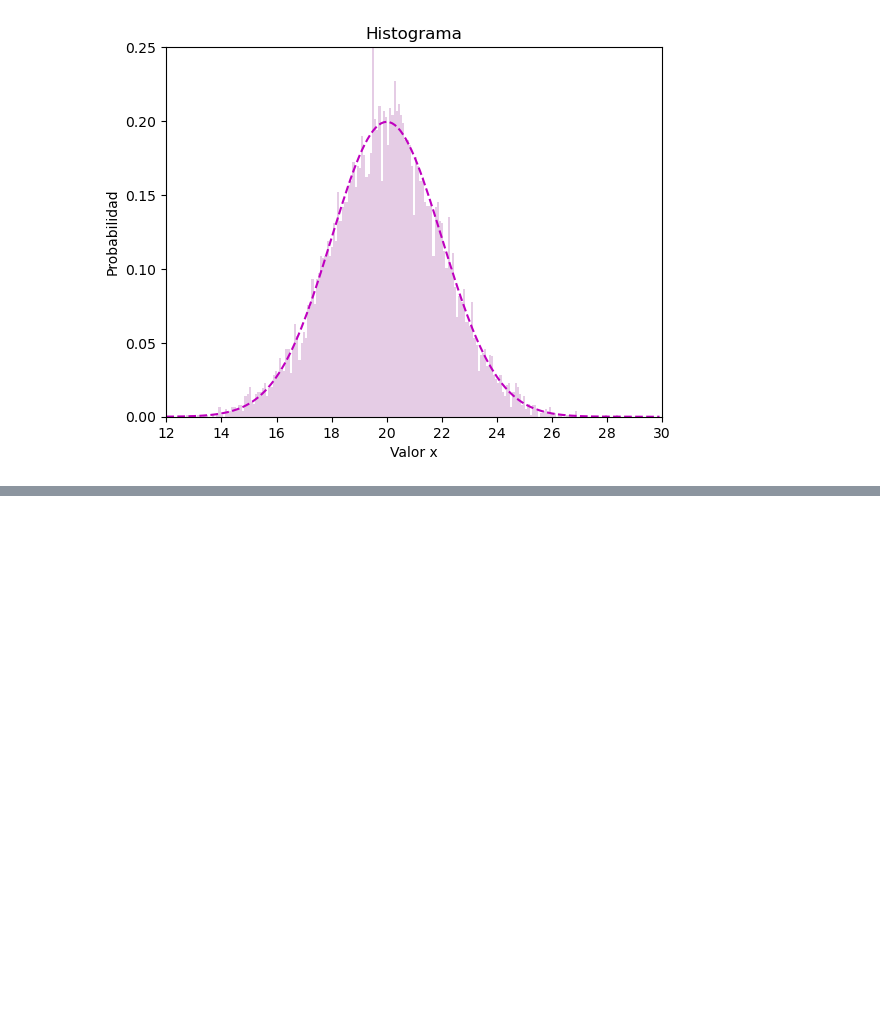
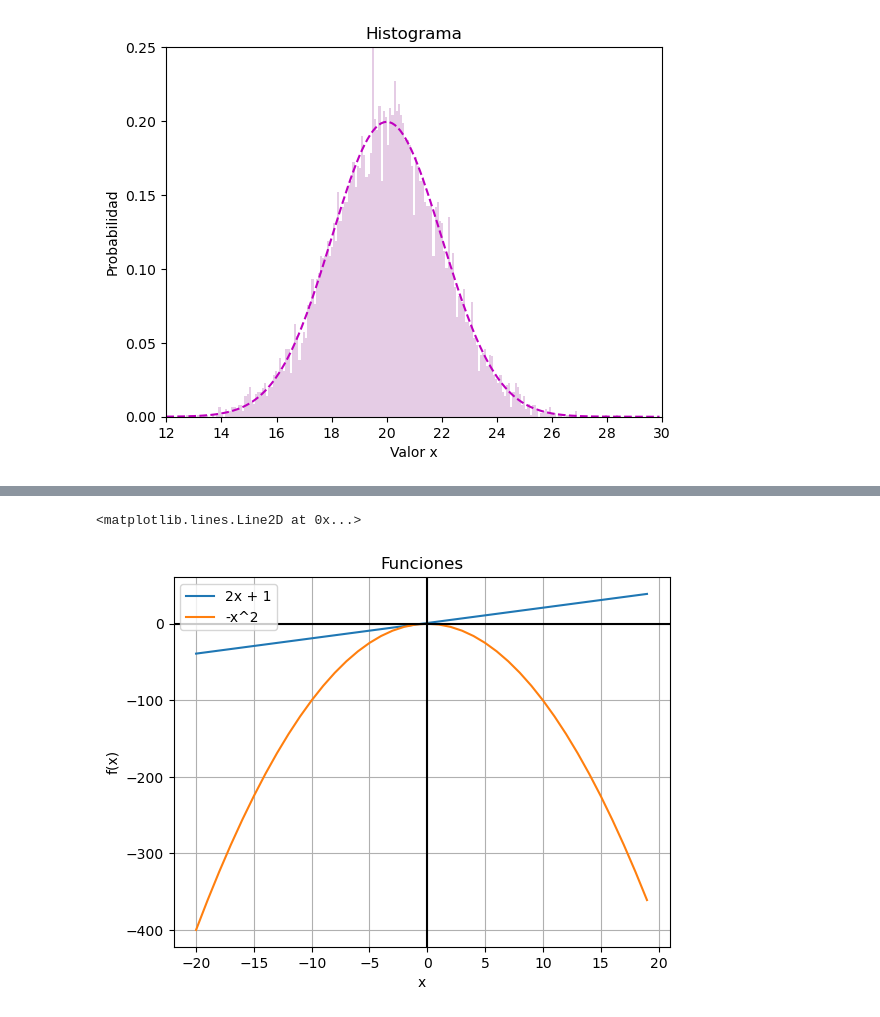
Before and after one commit to CarmenSRU/TareasParcial2Repaso, a Jupyter notebook: Matplot.ipynb, the cells around one changed output, grey strips where cells are left out. Saved outputs shown, nothing was run; the diff lists cells and outputs as text; code cells hidden in the pictures; blank space fills up the shorter version.

```diff
--- a/Matplot.ipynb
+++ b/Matplot.ipynb
@@ -47,0 +52,16 @@ Text(0.5, 1.0, 'Histograma')
+# %%
+figura = plt.figure()
+ax = plt.axes()
+x = np.arange(-20,20,dtype=int)
+ax.plot(x, (2*x+1), label='2x + 1')
+ax.plot(x, (-x**2),label='-x^2')
+ax.set_title("Funciones")
+ax.set_xlabel('x')
+ax.set_ylabel('f(x)')
+ax.legend()
+ax.grid()
+ax.axhline(y=0, xmin=0, xmax=1,color="black")
+ax.axvline(x=0, ymin=0, ymax=1,color="black")
+# %% [output]
+<matplotlib.lines.Line2D at 0x...>
+[figure, added]
```
Also changed, not shown: parts of 1 cell of this notebook.
